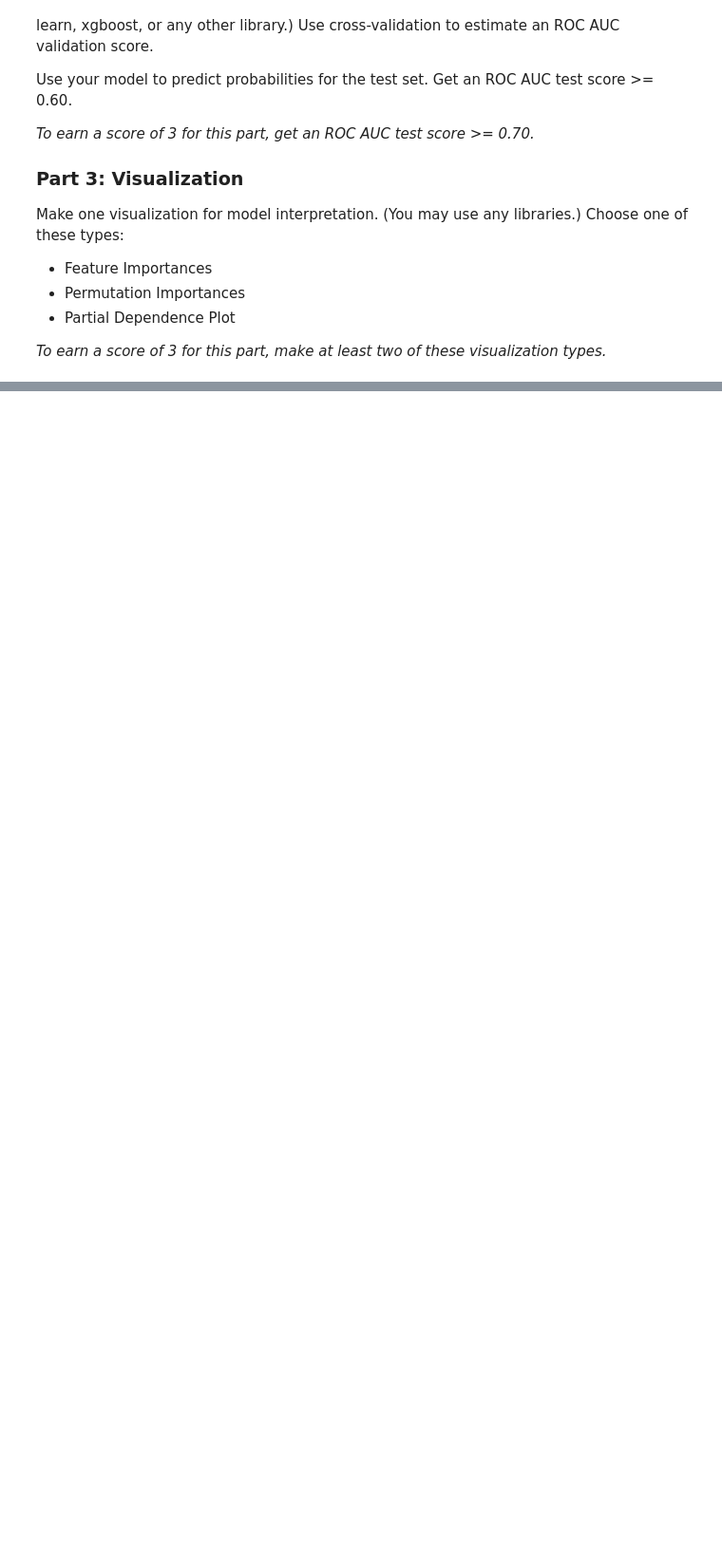
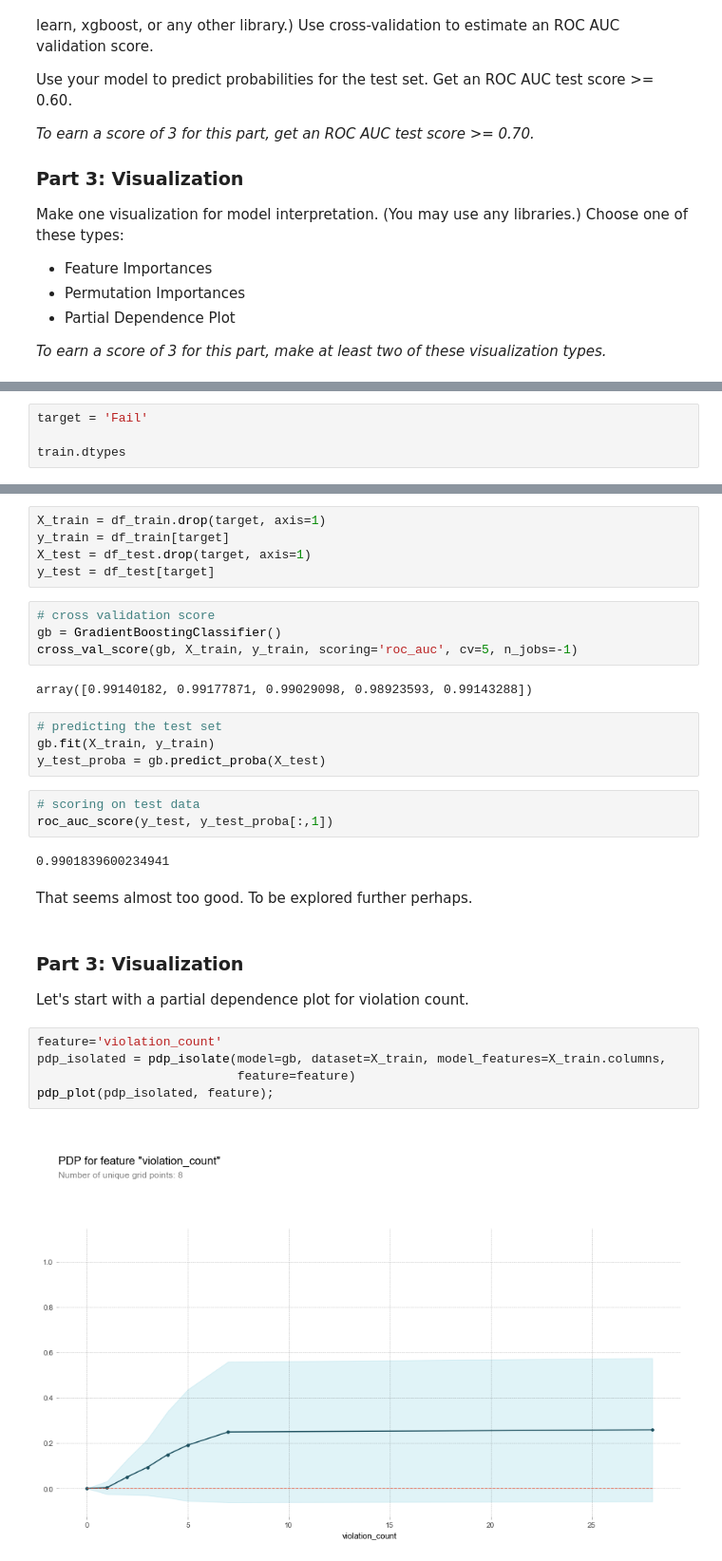
Before and after one commit to bloominstituteoftechnology/DS-Unit-4-Sprint-1-Tree-Ensembles, a Jupyter notebook: DS41SC.ipynb, the cells around one changed output, grey strips where cells are left out. Shown at 95% size. Cells and saved outputs as stored; diff of their text form; blank space fills up the shorter version.

```diff
--- a/DS41SC.ipynb
+++ b/DS41SC.ipynb
@@ -54,0 +70,4 @@ _To earn a score of 3 for this part, make at least two of these visualization ty
+# %%
+target = 'Fail'
+
+train.dtypes
@@ -54,0 +207,33 @@ _To earn a score of 3 for this part, make at least two of these visualization ty
+# %%
+X_train = df_train.drop(target, axis=1)
+y_train = df_train[target]
+X_test = df_test.drop(target, axis=1)
+y_test = df_test[target]
+# %%
+# cross validation score
+gb = GradientBoostingClassifier()
+cross_val_score(gb, X_train, y_train, scoring='roc_auc', cv=5, n_jobs=-1)
+# %% [output]
+array([0.99140182, 0.99177871, 0.99029098, 0.98923593, 0.99143288])
+# %%
+# predicting the test set
+gb.fit(X_train, y_train)
+y_test_proba = gb.predict_proba(X_test)
+# %%
+# scoring on test data
+roc_auc_score(y_test, y_test_proba[:,1])
+# %% [output]
+0.9901839600234941
+# %% [markdown]
+That seems almost too good. To be explored further perhaps.
+# %% [markdown]
+### Part 3: Visualization
+
+Let's start with a partial dependence plot for violation count.
+# %%
+feature='violation_count'
+pdp_isolated = pdp_isolate(model=gb, dataset=X_train, model_features=X_train.columns,
+                           feature=feature)
+pdp_plot(pdp_isolated, feature);
+# %% [output]
+[figure, added]
```
Also changed, not shown: parts of 13 cells of this notebook.
